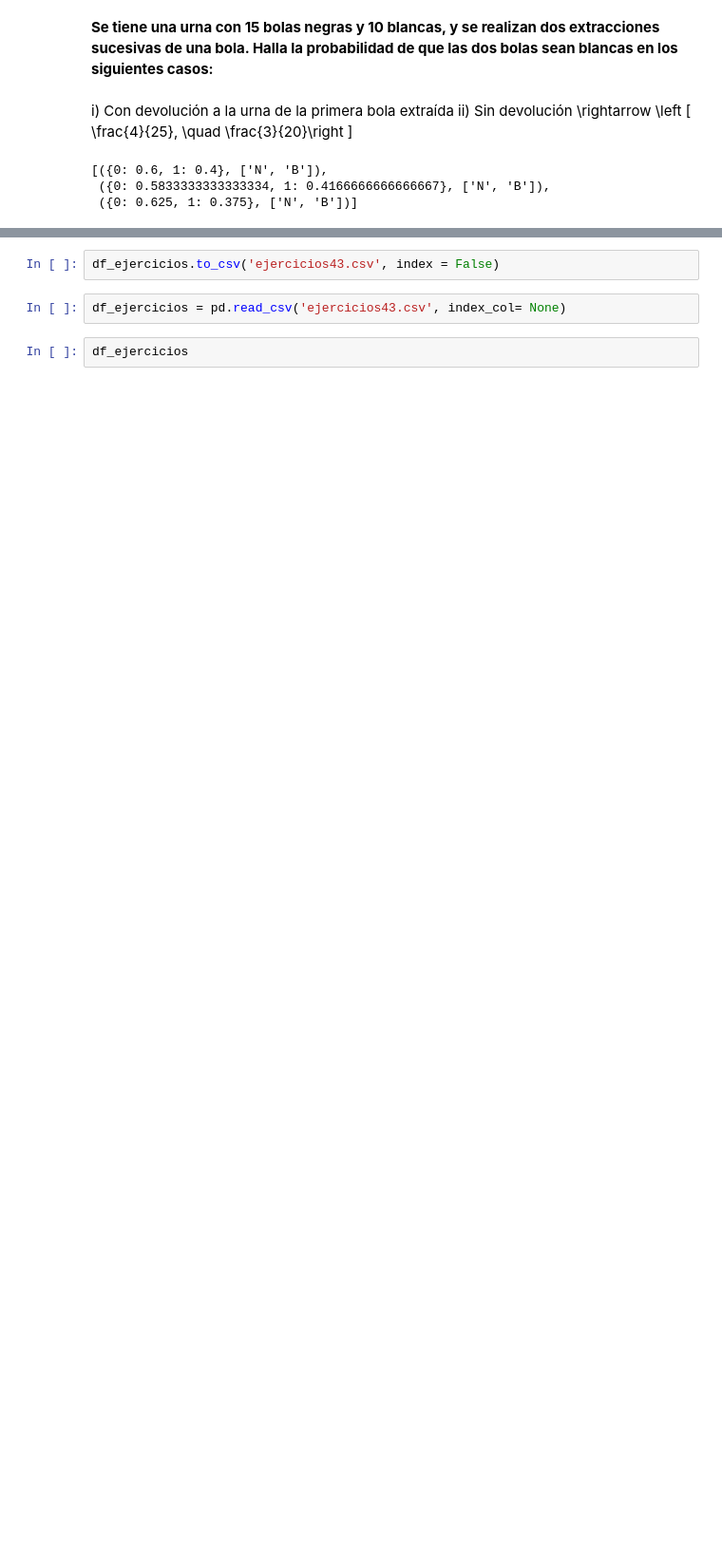
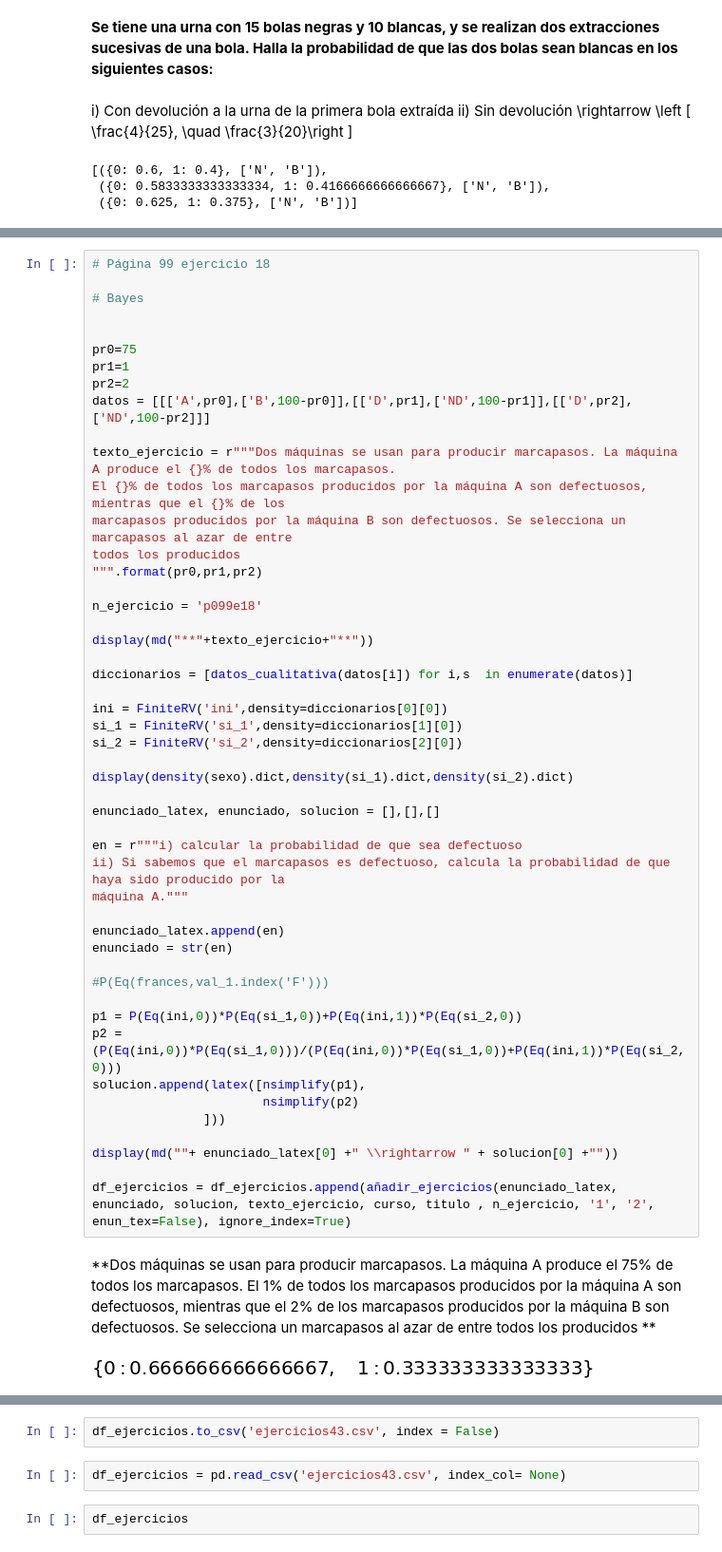
Before and after one commit to crdguez/mat1bac_cit, a Jupyter notebook: notebooks/43 Probabilidad.ipynb, the cells around one changed output, grey strips where cells are left out. Shown at 95% size. Cells and saved outputs as stored; diff of their text form; blank space fills up the shorter version.

```diff
--- a/notebooks/43 Probabilidad.ipynb
+++ b/notebooks/43 Probabilidad.ipynb
@@ -358,0 +396,56 @@ extraída fuera negra también.
+# %%
+# Página 99 ejercicio 18
+
+# Bayes
+
+
+pr0=75
+pr1=1
+pr2=2
+datos = [[['A',pr0],['B',100-pr0]],[['D',pr1],['ND',100-pr1]],[['D',pr2],['ND',100-pr2]]]
+
+texto_ejercicio = r"""Dos máquinas se usan para producir marcapasos. La máquina A produce el {}% de todos los marcapasos.
+El {}% de todos los marcapasos producidos por la máquina A son defectuosos, mientras que el {}% de los
+marcapasos producidos por la máquina B son defectuosos. Se selecciona un marcapasos al azar de entre
+todos los producidos
+""".format(pr0,pr1,pr2)
+
+n_ejercicio = 'p099e18'
+
+display(md("**"+texto_ejercicio+"**"))
+
+diccionarios = [datos_cualitativa(datos[i]) for i,s  in enumerate(datos)]
+
+ini = FiniteRV('ini',density=diccionarios[0][0])
+si_1 = FiniteRV('si_1',density=diccionarios[1][0])
+si_2 = FiniteRV('si_2',density=diccionarios[2][0])
+
+display(density(sexo).dict,density(si_1).dict,density(si_2).dict)
+
+enunciado_latex, enunciado, solucion = [],[],[]
+
+en = r"""i) calcular la probabilidad de que sea defectuoso
+ii) Si sabemos que el marcapasos es defectuoso, calcula la probabilidad de que haya sido producido por la
+máquina A."""
+
+enunciado_latex.append(en)
+enunciado = str(en)
+
+#P(Eq(frances,val_1.index('F')))
+
+p1 = P(Eq(ini,0))*P(Eq(si_1,0))+P(Eq(ini,1))*P(Eq(si_2,0))
+p2 = (P(Eq(ini,0))*P(Eq(si_1,0)))/(P(Eq(ini,0))*P(Eq(si_1,0))+P(Eq(ini,1))*P(Eq(si_2,0)))
+solucion.append(latex([nsimplify(p1),
+                       nsimplify(p2)
+               ]))
+
+display(md(""+ enunciado_latex[0] +" \\rightarrow " + solucion[0] +""))
+
+df_ejercicios = df_ejercicios.append(añadir_ejercicios(enunciado_latex, enunciado, solucion, texto_ejercicio, curso, titulo , n_ejercicio, '1', '2', enun_tex=False), ignore_index=True)
+# %% [output]
+**Dos máquinas se usan para producir marcapasos. La máquina A produce el 75% de todos los marcapasos.
+El 1% de todos los marcapasos producidos por la máquina A son defectuosos, mientras que el 2% de los
+marcapasos producidos por la máquina B son defectuosos. Se selecciona un marcapasos al azar de entre
+todos los producidos
+**
+[figure, added]
```
Also changed, not shown: parts of 19 cells of this notebook, 5 other files.
